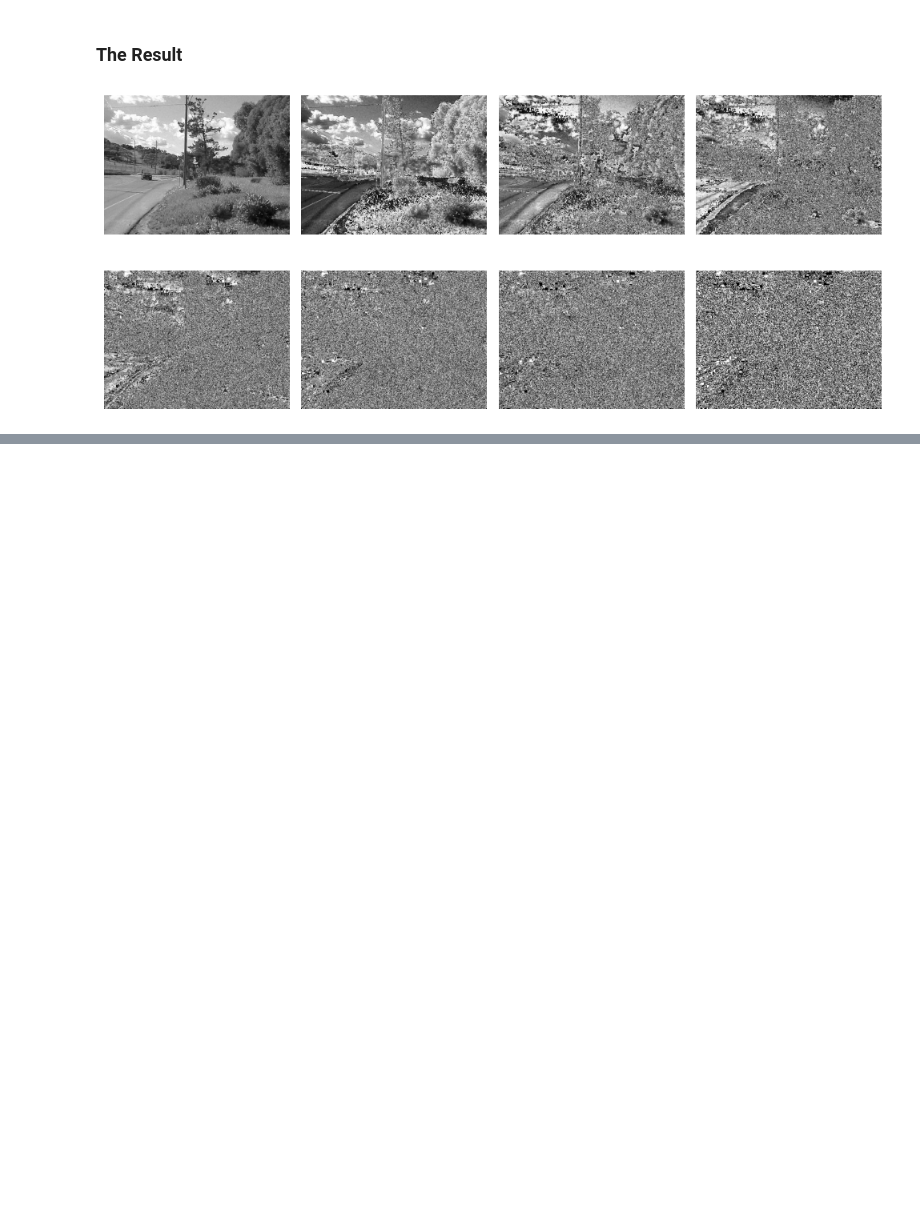
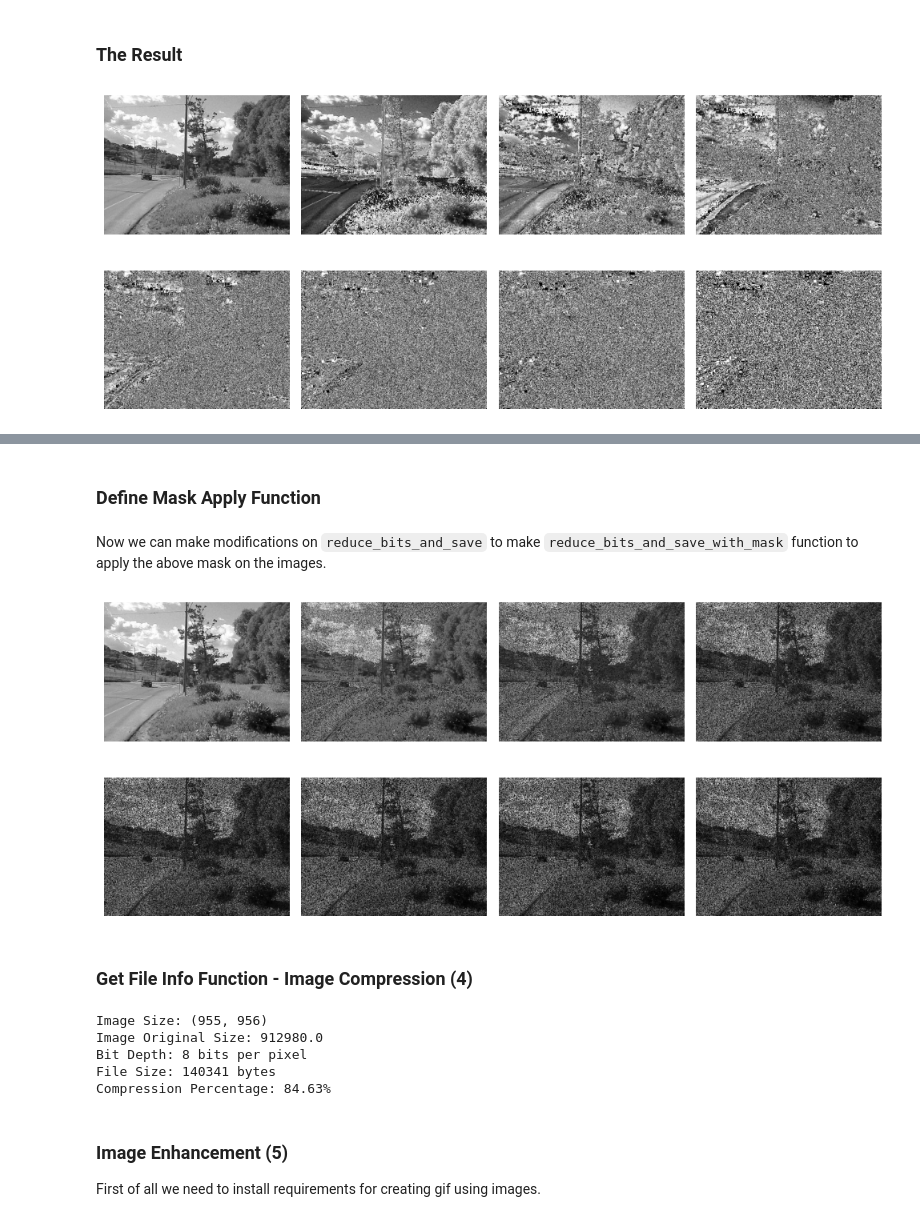
Before and after one commit to Ryan-PG/digital-image-processing-hw, a Jupyter notebook: HW.01/Answers/Practical/practical-01.ipynb, the cells around one changed output, grey strips where cells are left out. Saved outputs shown, nothing was run; the diff lists cells and outputs as text; code cells hidden in the pictures; blank space fills up the shorter version.

```diff
--- a/HW.01/Answers/Practical/practical-01.ipynb
+++ b/HW.01/Answers/Practical/practical-01.ipynb
@@ -125,0 +146,2 @@ show_images(folder_path)
+# %% [markdown]
+### Define Mask Apply Function
@@ -125,0 +167,2 @@ show_images(folder_path)
+# %% [markdown]
+Now we can make modifications on `reduce_bits_and_save` to make `reduce_bits_and_save_with_mask` function to apply the above mask on the images.
@@ -125,0 +211,7 @@ show_images(folder_path)
+# %%
+folder_path = "image-reduction-results-with-mask"
+show_images(folder_path)
+# %% [output]
+[figure, added]
+# %% [markdown]
+### Get File Info Function - Image Compression (4)
@@ -125,0 +249,19 @@ show_images(folder_path)
+# %%
+file_path = "../../SharifLogo.png"
+result = get_image_info(file_path)
+
+if result:
+  print(f"Image Size: {result['image_size']}")
+  print(f"Image Original Size: {result['original_size']}")
+  print(f"Bit Depth: {result['bit_depth']} bits per pixel")
+  print(f"File Size: {result['file_size']} bytes")
+  print(f"Compression Percentage: {result['compression_percentage']:.2f}%")
+# %% [output]
+Image Size: (955, 956)
+Image Original Size: 912980.0
+Bit Depth: 8 bits per pixel
+File Size: 140341 bytes
+Compression Percentage: 84.63%
+# %% [markdown]
+### Image Enhancement (5)
+First of all we need to install requirements for creating gif using images.
```
Also changed, not shown: parts of 18 cells of this notebook, 23 other files.
